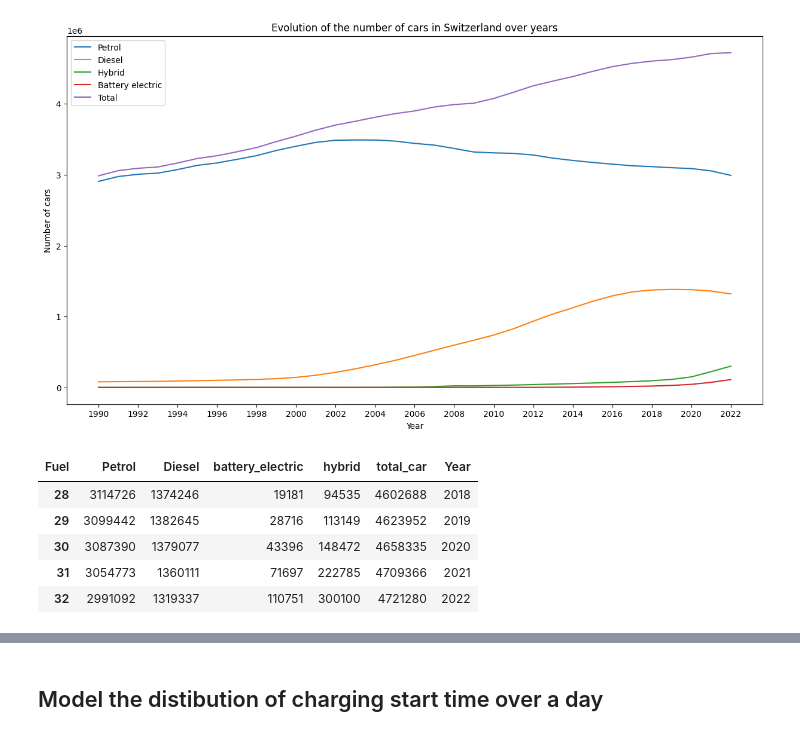
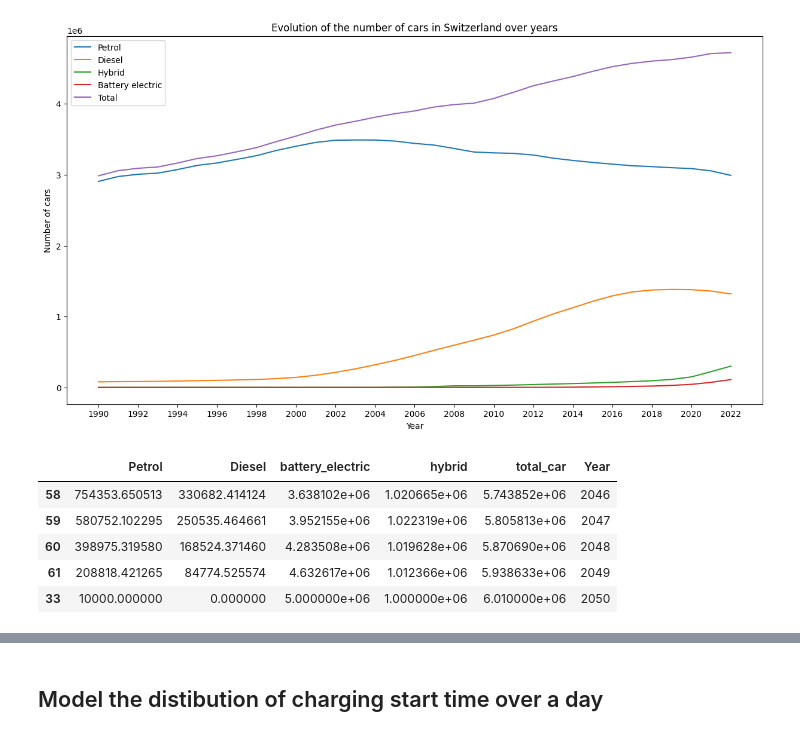
Before and after one commit to yanis-trn/EnergyNow2.0, a Jupyter notebook: EV-modeling.ipynb, the cells around one changed output, grey strips where cells are left out. Cells and saved outputs as stored; diff of their text form; code cells hidden in the pictures.

```diff
--- a/EV-modeling.ipynb
+++ b/EV-modeling.ipynb
@@ -94,3 +153,13 @@ plot_evolution(data_ev)
 [figure]
 # %%
 # Forecasting the number of cars in Switzerland with a plynomial regression model up to 2050
+
+data_ev_forecast = forecast_number_car(data_ev, year_constraint=2050, petrol_constraint=10000, diesel_constraint=0 , hybrid_constraint = 1e6, battery_elecrtic_constraint=5e6, pol_degree=3, weights = "exp").get_df()
+data_ev_forecast.tail()
+# %% [output]
+|  | Petrol | Diesel | battery_electric | hybrid | total_car | Year |
+| 58 | 754353.650513 | 330682.414124 | 3.638102e+06 | 1.020665e+06 | 5.743852e+06 | 2046 |
+| 59 | 580752.102295 | 250535.464661 | 3.952155e+06 | 1.022319e+06 | 5.805813e+06 | 2047 |
+| 60 | 398975.319580 | 168524.371460 | 4.283508e+06 | 1.019628e+06 | 5.870690e+06 | 2048 |
+| 61 | 208818.421265 | 84774.525574 | 4.632617e+06 | 1.012366e+06 | 5.938633e+06 | 2049 |
+| 33 | 10000.000000 | 0.000000 | 5.000000e+06 | 1.000000e+06 | 6.010000e+06 | 2050 |
@@ -107,9 +165,0 @@ intercept_value = pd.DataFrame({"Year": intercept_year, "Petrol": Petrol_2050, "
-# %%
-data_ev.tail()
-# %% [output]
-| Fuel | Petrol | Diesel | battery_electric | hybrid | total_car | Year |
-| 28 | 3114726 | 1374246 | 19181 | 94535 | 4602688 | 2018 |
-| 29 | 3099442 | 1382645 | 28716 | 113149 | 4623952 | 2019 |
-| 30 | 3087390 | 1379077 | 43396 | 148472 | 4658335 | 2020 |
-| 31 | 3054773 | 1360111 | 71697 | 222785 | 4709366 | 2021 |
-| 32 | 2991092 | 1319337 | 110751 | 300100 | 4721280 | 2022 |
```
Also changed, not shown: parts of 22 cells of this notebook.
